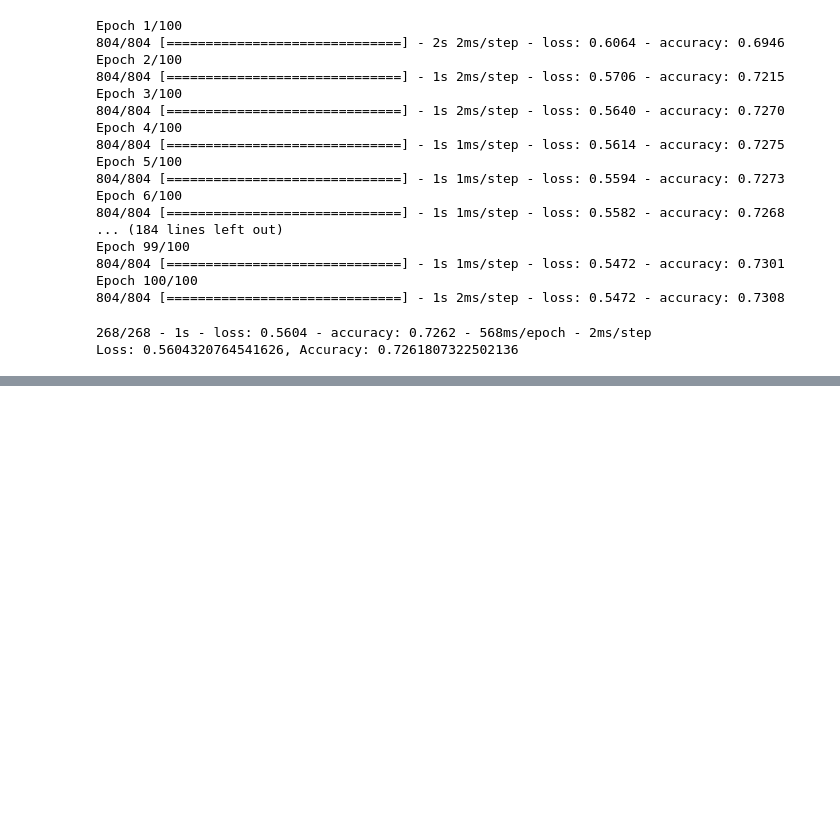
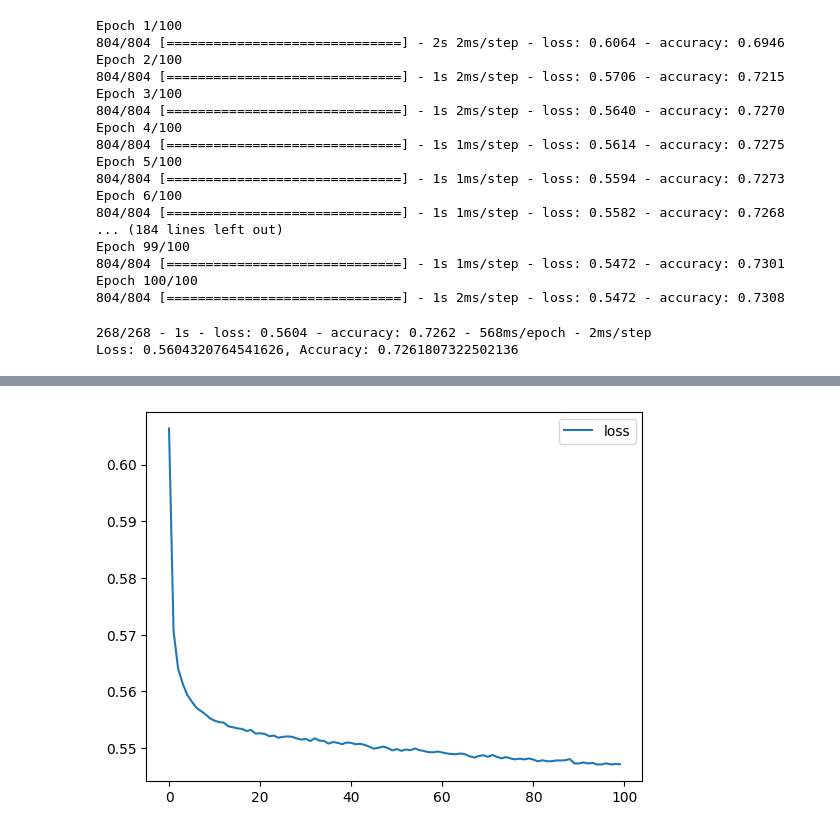
Before and after one commit to jonnybrammah/alphabet-soup-funding-project, a Jupyter notebook: alphabet_soup_funding_code.ipynb, the cells around one changed output, grey strips where cells are left out. Saved outputs shown, nothing was run; the diff lists cells and outputs as text; code cells hidden in the pictures; blank space fills up the shorter version.

Commit message:
Updated alphabet_soup_funding_code.ipynb to save the plots as images and export to output_images

```diff
--- a/alphabet_soup_funding_code.ipynb
+++ b/alphabet_soup_funding_code.ipynb
@@ -268,3 +268,16 @@ files.download("/content/model.h5")
 # %% [output]
 [interactive output not drawn]
 [interactive output not drawn]
+# %%
+#Converting the model info into a dataframe for plotting
+history_df = pd.DataFrame(fit_model.history)
+
+#Plotting the loss over the 100 epochs
+loss_plot = history_df.plot(y = "loss")
+
+#Saving the plot
+loss_plot.figure.savefig("loss_plot.png")
+
+#Downloading the plot
+files.download('loss_plot.png')
+# %% [output]
@@ -270,0 +286 @@ files.download("/content/model.h5")
+[figure, added]
```
Also changed, not shown: parts of 2 cells of this notebook, 2 other files.
